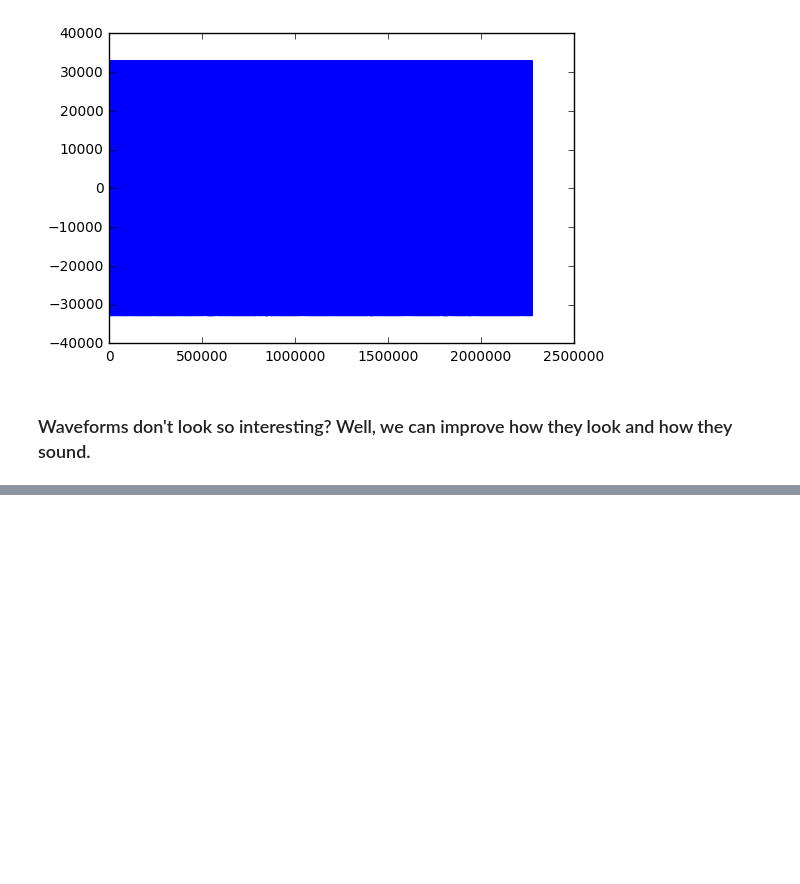
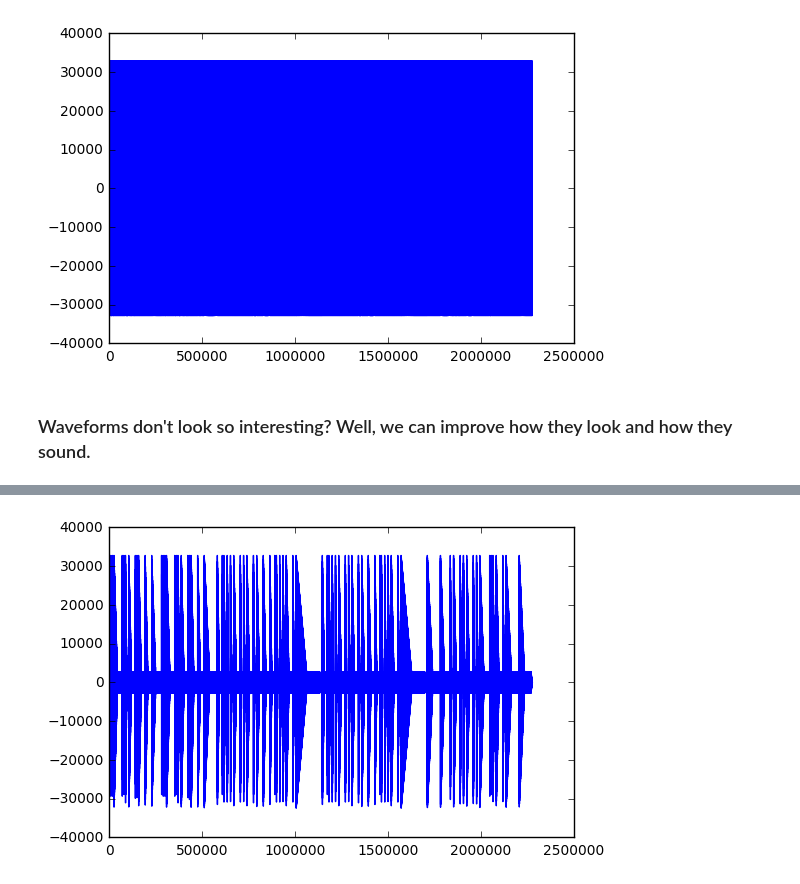
Before and after one commit to KrnTneja/MusicSynth, a Jupyter notebook: Music Synthesis with FS.ipynb, the cells around one changed output, grey strips where cells are left out. Cells and saved outputs as stored; diff of their text form; code cells hidden in the pictures; blank space fills up the shorter version.

```diff
--- a/Music Synthesis with FS.ipynb
+++ b/Music Synthesis with FS.ipynb
@@ -101,0 +163,5 @@ plt.show()
+# %%
+songB = readText('songB.txt')
+final(0.6, 0.05, 0, 0.4, 0.5, 0.1, songB, 0.3, 44100, [1,2,3,4], [1, 0.7, 0.4, 0.2], "bass.wav")
+# %% [output]
+[figure, added]
```
Also changed, not shown: parts of 11 cells of this notebook.
